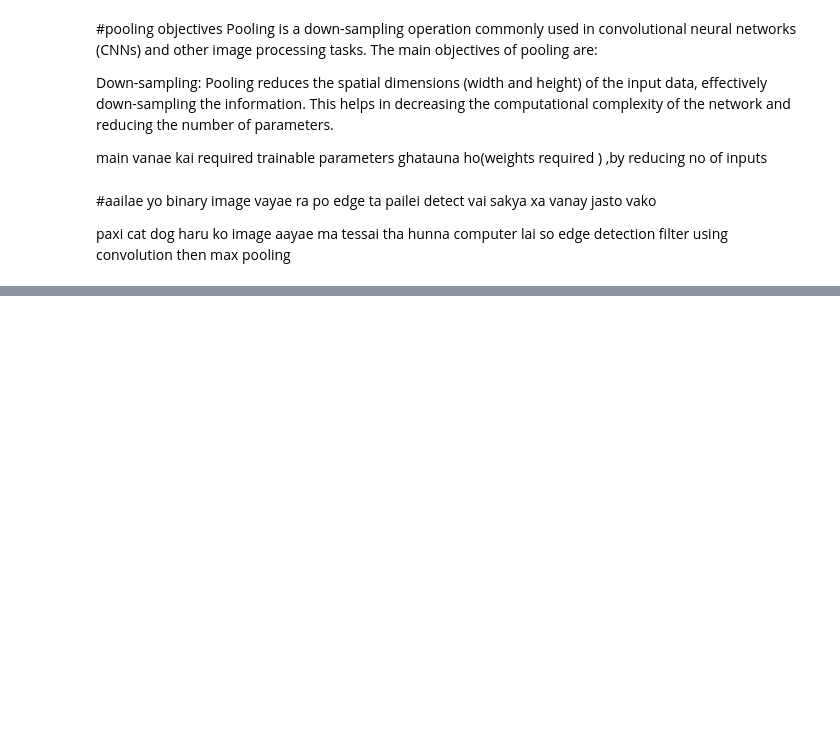
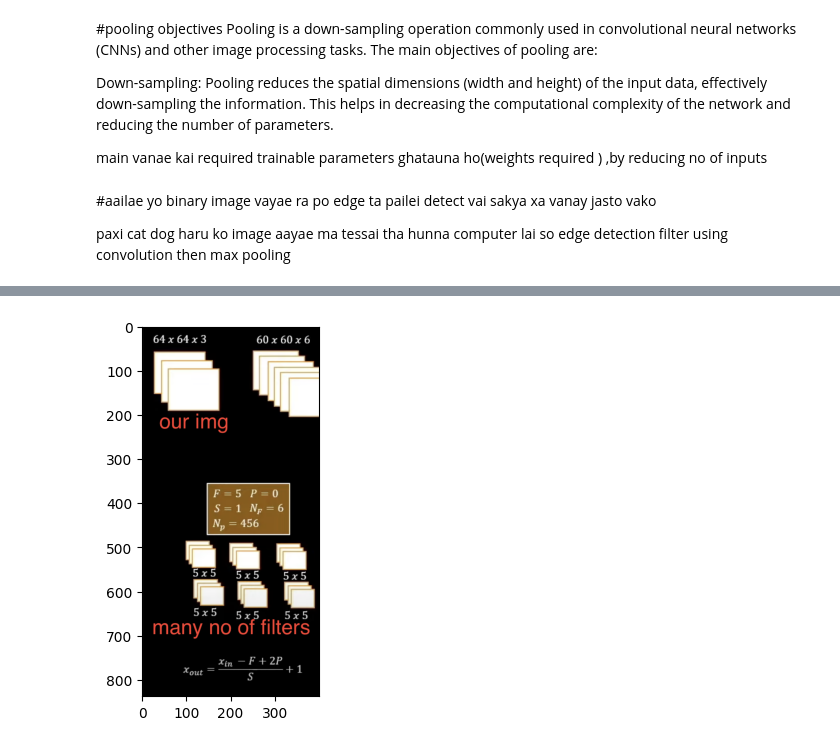
Before and after one commit to AadityaAdh/CNN_basics, a Jupyter notebook: CNN_basics.ipynb, the cells around one changed output, grey strips where cells are left out. Cells and saved outputs as stored; diff of their text form; code cells hidden in the pictures; blank space fills up the shorter version.

```diff
--- a/CNN_basics.ipynb
+++ b/CNN_basics.ipynb
@@ -223,0 +264,7 @@ paxi cat dog haru ko image aayae ma tessai tha hunna computer lai so edge detect
+# %%
+path="/content/filters.png"
+img=mpimg.imread(path)
+plt.imshow(img)
+plt.show()
+# %% [output]
+[figure, added]
```
Also changed, not shown: parts of 16 cells of this notebook.
